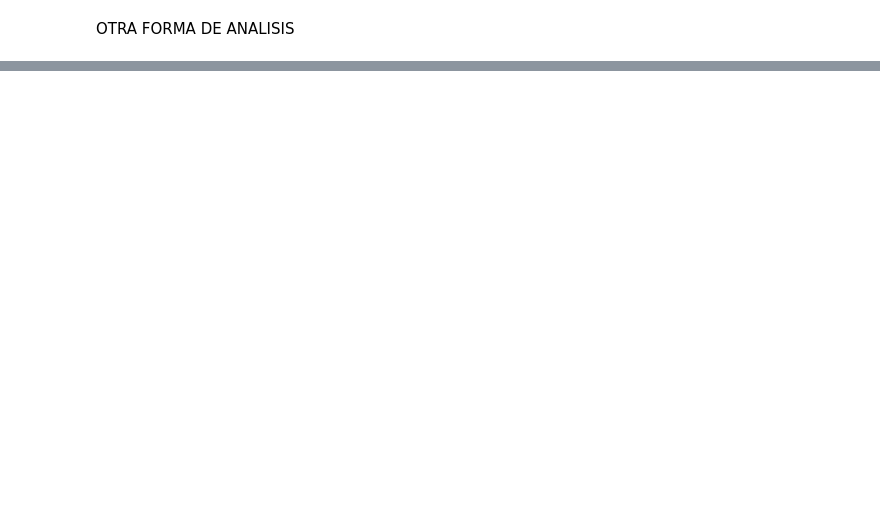
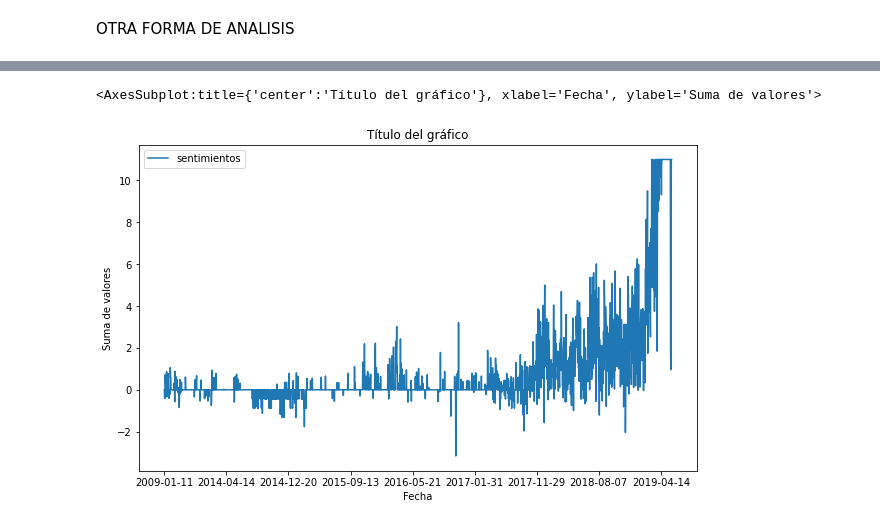
Before and after one commit to AlvaroFarreny/AnalisisSentimientosBTC, a Jupyter notebook: ANALISIS_COMPLETO.ipynb, the cells around one changed output, grey strips where cells are left out. Cells and saved outputs as stored; diff of their text form; code cells hidden in the pictures; blank space fills up the shorter version.

Commit message:
analisis con csv

```diff
--- a/ANALISIS_COMPLETO.ipynb
+++ b/ANALISIS_COMPLETO.ipynb
@@ -128,0 +141,3 @@ plt.show()
+# %%
+df = df.dropna()
+df.head()
@@ -128,0 +151,10 @@ plt.show()
+# %%
+#nltk.download("vader_lexicon")
+analyzer = SentimentIntensityAnalyzer()
+sentimientos = []
+for texto in df['text']:
+    sentiment = analyzer.polarity_scores(texto)
+    analisis = sentiment['compound']
+    sentimientos.append(analisis)
+
+df['sentimientos'] = sentimientos
@@ -128,0 +185,3 @@ plt.show()
+# %%
+df = df.drop('text', axis=1)
+df.head()
@@ -128,0 +195,2 @@ plt.show()
+# %%
+df = df.groupby(by='Date').sum()
@@ -128,0 +217,6 @@ plt.show()
+# %%
+df2 = df.clip(upper=1500)
+df2.plot(kind='line', title='Título del gráfico', xlabel='Fecha', ylabel='Suma de valores', figsize=(10,6))
+# %% [output]
+<AxesSubplot:title={'center':'Título del gráfico'}, xlabel='Fecha', ylabel='Suma de valores'>
+[figure, added]
```
Also changed, not shown: parts of 19 cells of this notebook, 1 other file.
